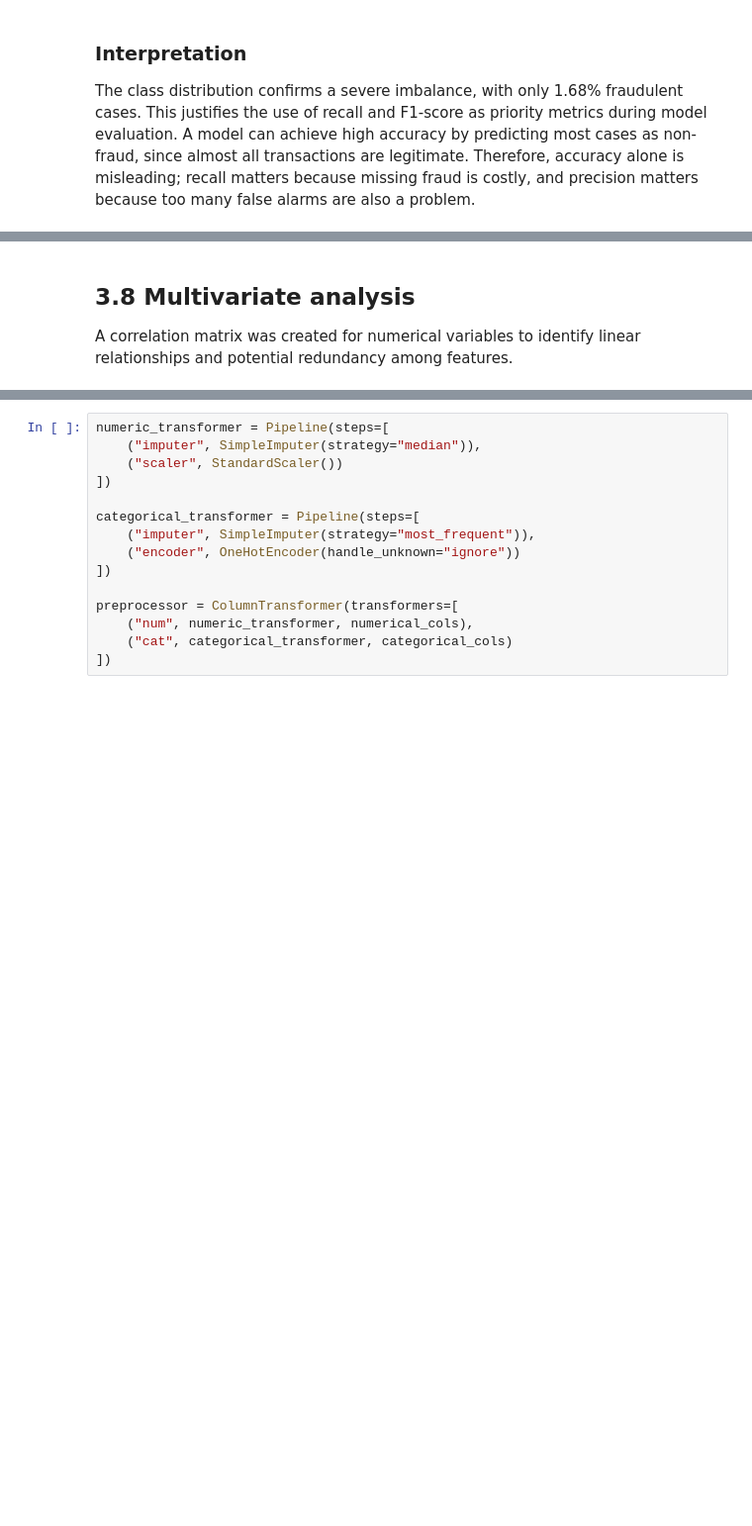
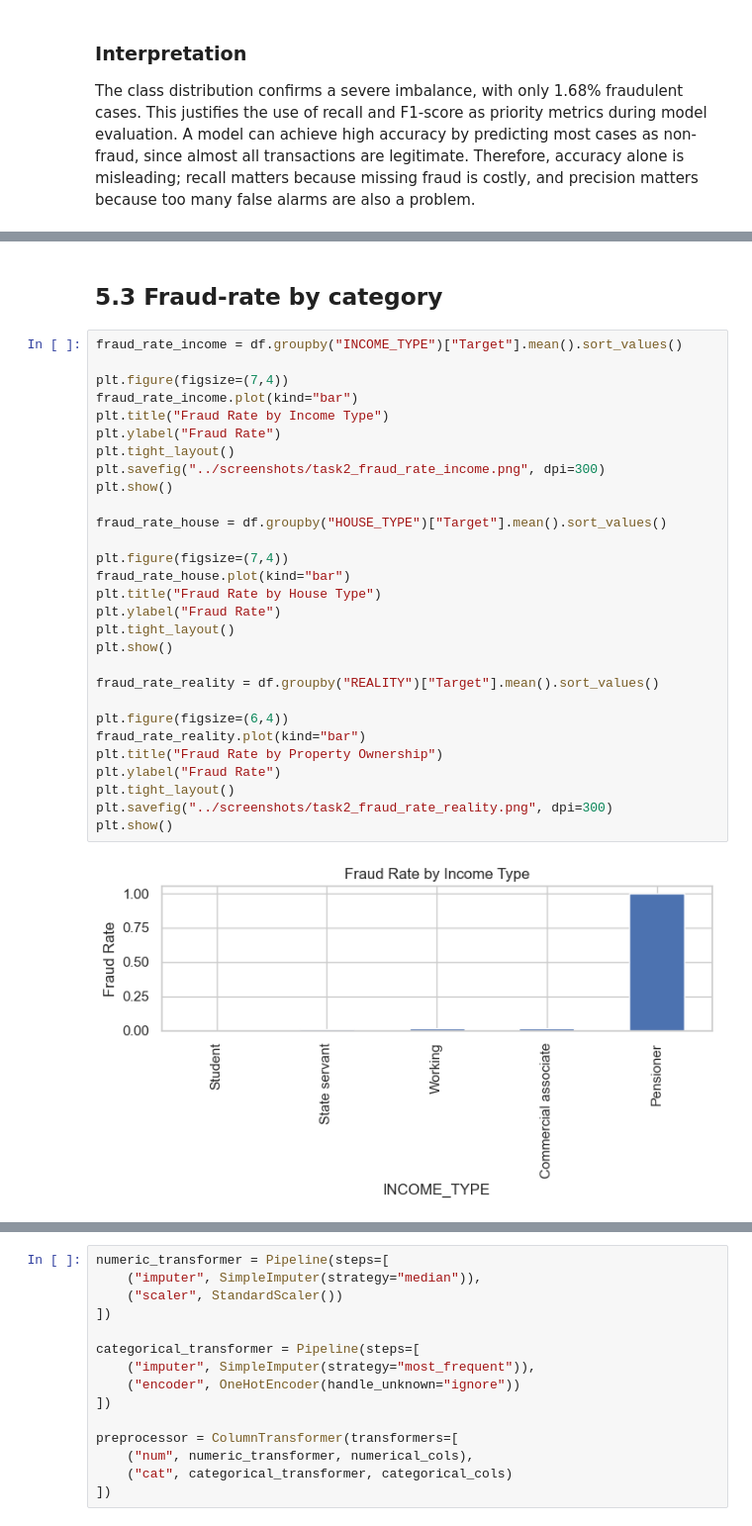
Before and after one commit to YaseenMunowwar/st20357375-CMP7005PRAC1-credit-card-fraud, a Jupyter notebook: notebooks/st20357375_CMP7005_PRAC1_Final.ipynb, the cells around one changed output, grey strips where cells are left out. Shown at 99% size. Drawn from its saved outputs; the diff is of its cells as text; blank space fills up the shorter version.

Commit message:
task2
task 2a, 2b, 2c

```diff
--- a/notebooks/st20357375_CMP7005_PRAC1_Final.ipynb
+++ b/notebooks/st20357375_CMP7005_PRAC1_Final.ipynb
@@ -387,3 +493,33 @@ The grouped summary shows some noticeable differences between fraudulent and non
-# %% [markdown]
-## 3.8 Multivariate analysis
-A correlation matrix was created for numerical variables to identify linear relationships and potential redundancy among features.
+# %% [markdown]
+## 5.3 Fraud-rate by category
+# %%
+fraud_rate_income = df.groupby("INCOME_TYPE")["Target"].mean().sort_values()
+
+plt.figure(figsize=(7,4))
+fraud_rate_income.plot(kind="bar")
+plt.title("Fraud Rate by Income Type")
+plt.ylabel("Fraud Rate")
+plt.tight_layout()
+plt.savefig("../screenshots/task2_fraud_rate_income.png", dpi=300)
+plt.show()
+
+fraud_rate_house = df.groupby("HOUSE_TYPE")["Target"].mean().sort_values()
+
+plt.figure(figsize=(7,4))
+fraud_rate_house.plot(kind="bar")
+plt.title("Fraud Rate by House Type")
+plt.ylabel("Fraud Rate")
+plt.tight_layout()
+plt.show()
+
+fraud_rate_reality = df.groupby("REALITY")["Target"].mean().sort_values()
+
+plt.figure(figsize=(6,4))
+fraud_rate_reality.plot(kind="bar")
+plt.title("Fraud Rate by Property Ownership")
+plt.ylabel("Fraud Rate")
+plt.tight_layout()
+plt.savefig("../screenshots/task2_fraud_rate_reality.png", dpi=300)
+plt.show()
+# %% [output]
+[figure, added]
```
Also changed, not shown: parts of 102 cells of this notebook, 14 other files.
